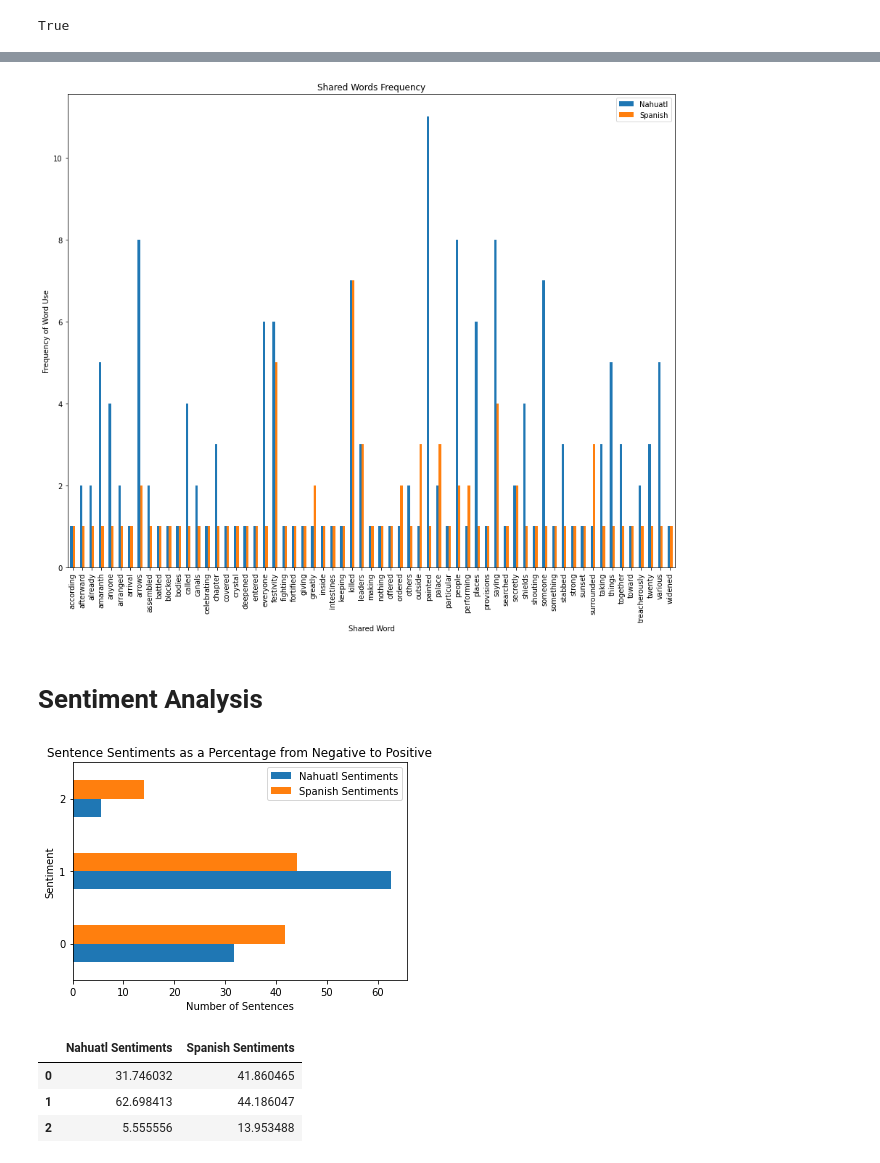
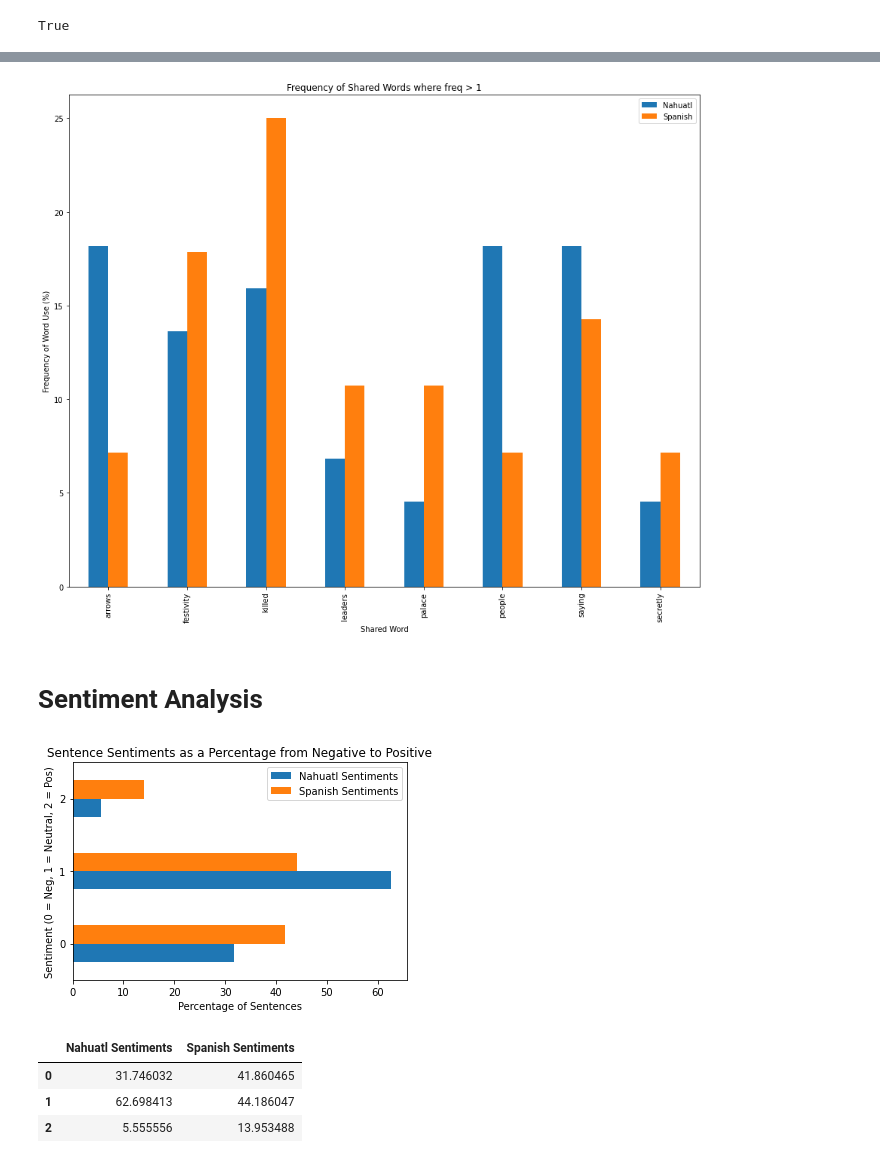
Before and after one commit to ethandmd/flodex, a Jupyter notebook: flodex.ipynb, the cells around one changed output, grey strips where cells are left out. Cells and saved outputs as stored; diff of their text form; code cells hidden in the pictures.

```diff
--- a/flodex.ipynb
+++ b/flodex.ipynb
@@ -380,4 +385,14 @@ Name: text, Length: 63, dtype: int64
 # %%
-#Dictionary holding shared words and their usage frequency
-word_dic = {"Nahuatl":nahuatldf[nahuatldf['text'].apply(lambda word: word in share_words) == True]['text'].value_counts(),
+words_dic = {"Nahuatl":nahuatldf[nahuatldf['text'].apply(lambda word: word in share_words) == True]['text'].value_counts(),
 "Spanish":spanishdf[spanishdf['text'].apply(lambda word: word in share_words) == True]['text'].value_counts()}
+
+sharewordsdf = pd.DataFrame(words_dic)
+sharewordsdf['n'] = sharewordsdf['Nahuatl'].apply(lambda x: x > 1)
+sharewordsdf['s'] = sharewordsdf['Spanish'].apply(lambda x: x > 1)
+
+sharewordsdf['Nahuatl'] = sharewordsdf[sharewordsdf['n']==True]['Nahuatl']
+sharewordsdf['Spanish'] = sharewordsdf[sharewordsdf['s']==True]['Spanish']
+
+sharewordsdf.drop(['n','s'],axis=1,inplace=True)
+sharewordsdf.dropna(inplace=True)
+sharewordsdf
@@ -384,11 +409,15 @@ word_dic = {"Nahuatl":nahuatldf[nahuatldf['text'].apply(lambda word: word in sha
+# %%
+#Dictionary holding shared words and their usage frequency as %
+word_perc_dic = {"Nahuatl":100 * sharewordsdf['Nahuatl'] / sharewordsdf['Nahuatl'].sum(),
+                 "Spanish":100 * sharewordsdf['Spanish'] / sharewordsdf['Spanish'].sum()}
 # %%
 #Create dataframe and plot shared words and their usage frequency
-pd.DataFrame(word_dic).plot(kind='bar',figsize=(15,12),title='Shared Words Frequency')
+pd.DataFrame(word_perc_dic).plot(kind='bar',figsize=(15,12),title='Frequency of Shared Words where freq > 1')
 plt.xlabel('Shared Word')
-plt.ylabel('Frequency of Word Use')
+plt.ylabel('Frequency of Word Use (%)')
 plt.savefig('share_words.png',transparent=True)
 # %% [output]
-[figure, old version]
+[figure, new version]
 # %% [markdown]
 # Sentiment Analysis
 # %%
@@ -412,11 +441,11 @@ perc_sentiments = pd.DataFrame(mydic,index=[0,1,2])
 #Plot of sentiments by translation per sentence
 perc_sentiments.plot(kind='barh')
 plt.title('Sentence Sentiments as a Percentage from Negative to Positive')
-plt.xlabel('Number of Sentences')
-plt.ylabel('Sentiment')
+plt.xlabel('Percentage of Sentences')
+plt.ylabel('Sentiment (0 = Neg, 1 = Neutral, 2 = Pos)')
 plt.savefig('perc_sentiments.png',transparent=True)
 # %% [output]
-[figure, old version]
+[figure, new version]
 # %%
 perc_sentiments
 # %% [output]
```
Also changed, not shown: parts of 16 cells of this notebook.
